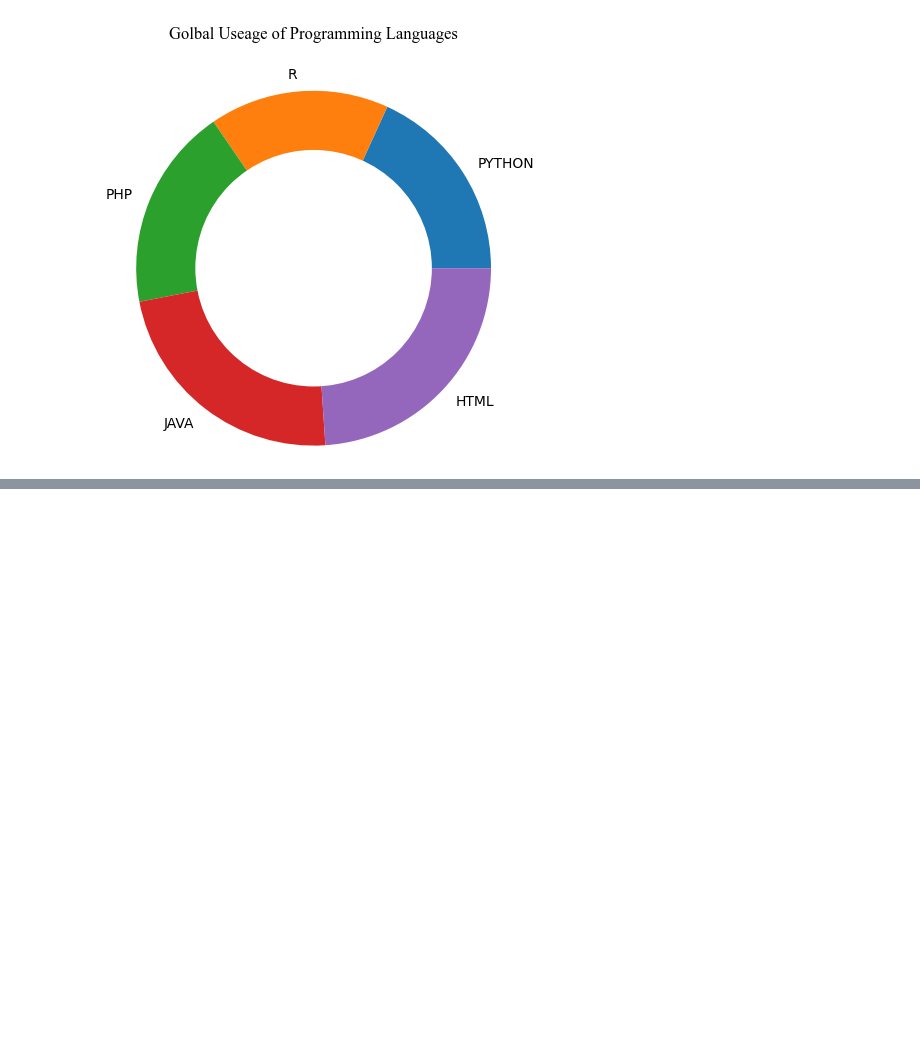
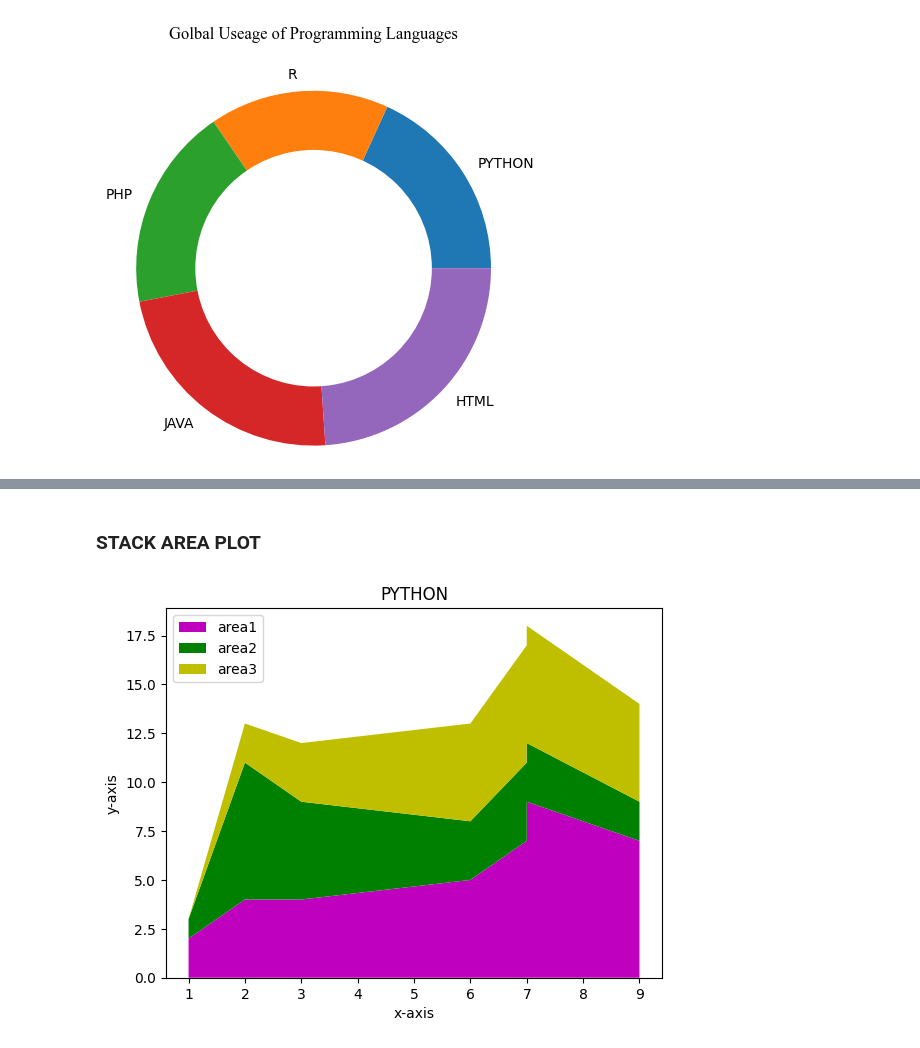
Before and after one commit to fahadabid545/Taskify-API, a Jupyter notebook: project_3.ipynb, the cells around one changed output, grey strips where cells are left out. Saved outputs shown, nothing was run; the diff lists cells and outputs as text; code cells hidden in the pictures; blank space fills up the shorter version.

```diff
--- a/project_3.ipynb
+++ b/project_3.ipynb
@@ -130,0 +213,22 @@ plt.show()
+# %% [markdown]
+### STACK AREA PLOT
+# %%
+import matplotlib.pyplot as plt
+
+x=[1,2,3,6,7,7,9]                     # X-axis values
+area1=[2,4,4,5,7,9,7]                 # Y-axis values
+area2=[1,7,5,3,4,3,2]
+area3=[0,2,3,5,6,6,5]
+
+# Area= x*y, therefore we used x*area1, x*area2 and x*area3 for 3 different areas
+plt.stackplot(x,area1,area2,area3,
+            labels=["area1", "area2", "area3"],
+            colors=["m","g","y"])
+
+plt.title("PYTHON")
+plt.xlabel("x-axis")
+plt.ylabel("y-axis")
+plt.legend()
+plt.show()
+# %% [output]
+[figure, added]
```
Also changed, not shown: parts of 23 cells of this notebook.
